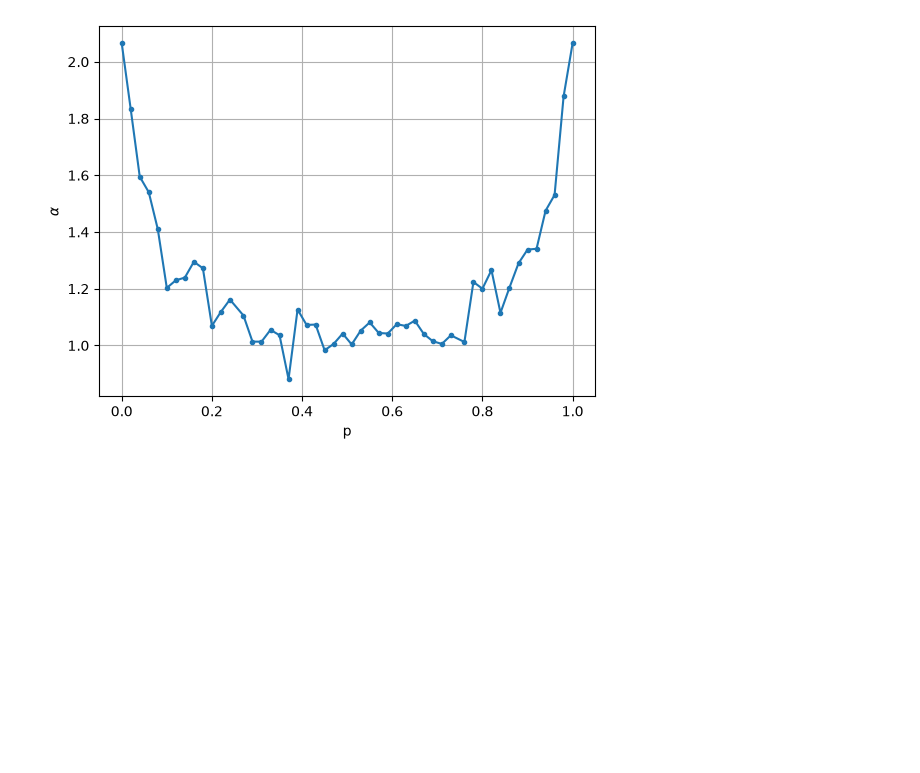
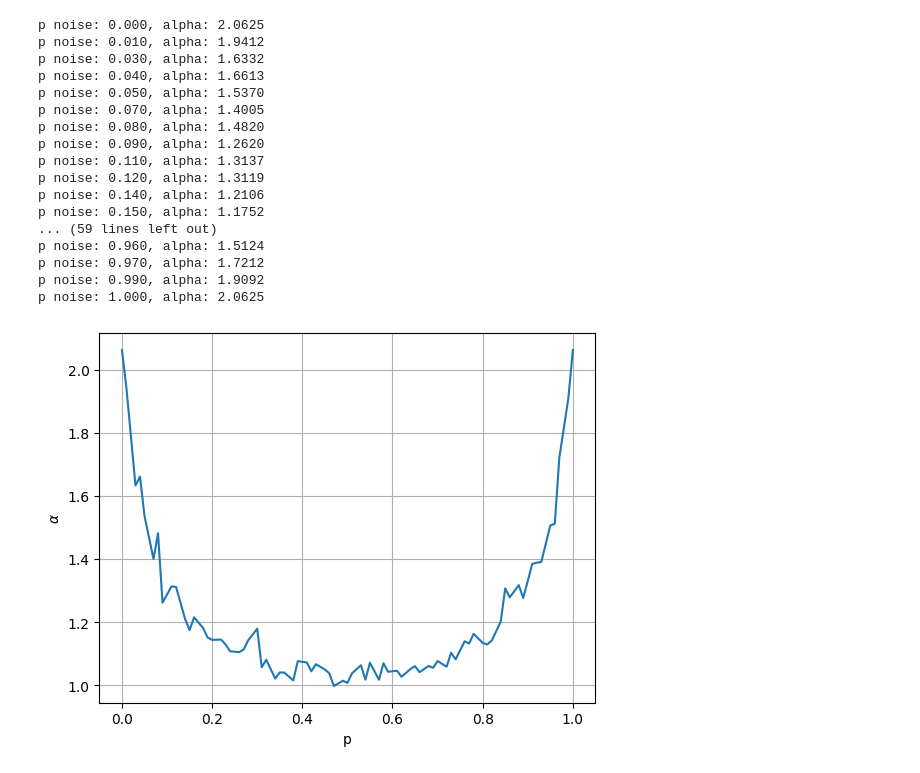
Before and after one commit to BoredDam/noisy-quantum-walks-thesis, a Jupyter notebook: notebooks/alpha-approx.ipynb, the cells around one changed output. Drawn from its saved outputs; the diff is of its cells as text; code cells hidden in the pictures; blank space fills up the shorter version.

Commit message:
new: about alpha diffusion exponent approximation

```diff
--- a/notebooks/alpha-approx.ipynb
+++ b/notebooks/alpha-approx.ipynb
@@ -76,7 +58,7 @@ max_pos = 100
 symm_qrw = True
 noise_type = 'X'
 
-TIMES = 40
+TIMES = 50
 
 ALPHAS = []
 P = []
@@ -84,7 +66,7 @@ P = []
 
 np.random.seed(SEED)
 
-for p in np.linspace(0, 1, 50):
+for p in np.linspace(0, 1, 75):
 
     p = round(p, 2)
     var_ft = []
@@ -111,7 +93,7 @@ for p in np.linspace(0, 1, 50):
 
     sum_data /= sum_data.sum(axis=1, keepdims=True)
 
-    for i in range(10, 100, 10):
+    for i in range(10, 101, 10):
 
         t.append(i + 1)
 
@@ -172,7 +154,7 @@ max_pos = 100
 symm_qrw = True
 noise_type = 'Z'
 
-TIMES = 40
+TIMES = 50
 
 ALPHAS = []
 P = []
@@ -180,7 +162,7 @@ P = []
 
 np.random.seed(SEED)
 
-for p in np.linspace(0, 1, 50):
+for p in np.linspace(0, 1, 75):
 
     p = round(p, 2)
     var_ft = []
@@ -207,7 +189,7 @@ for p in np.linspace(0, 1, 50):
 
     sum_data /= sum_data.sum(axis=1, keepdims=True)
 
-    for i in range(10, 100, 10):
+    for i in range(10, 101, 10):
 
         t.append(i + 1)
 
@@ -216,34 +198,51 @@ for p in np.linspace(0, 1, 50):
         var_ft.append(var_mu0(X, Y))
 
 
     log_t = np.log(t)
     log_var_ft = np.log(var_ft)
 
     alpha, log_C = np.polyfit(
         log_t,
         log_var_ft,
         1
     )
 
     print(f'p noise: {p:.3f}, alpha: {alpha:.4f}')
 
     ALPHAS.append(alpha)
     P.append(p)
 
 
 with open(f"./data/diffusion_alpha/{noise_type}.csv", "w", newline="") as csvfile:
     csvwriter = csv.writer(csvfile)
     csvwriter.writerow(P)
     csvwriter.writerow(ALPHAS)
 
 
 plt.plot(P, ALPHAS)
 plt.xlabel("p")
 plt.ylabel(r"$\alpha$")
 plt.grid()
 plt.show()
 # %% [output]
+p noise: 0.000, alpha: 2.0625
+p noise: 0.010, alpha: 1.9412
+p noise: 0.030, alpha: 1.6332
+p noise: 0.040, alpha: 1.6613
+p noise: 0.050, alpha: 1.5370
+p noise: 0.070, alpha: 1.4005
+p noise: 0.080, alpha: 1.4820
+p noise: 0.090, alpha: 1.2620
+p noise: 0.110, alpha: 1.3137
+p noise: 0.120, alpha: 1.3119
+p noise: 0.140, alpha: 1.2106
+p noise: 0.150, alpha: 1.1752
+... (59 lines left out)
+p noise: 0.960, alpha: 1.5124
+p noise: 0.970, alpha: 1.7212
+p noise: 0.990, alpha: 1.9092
+p noise: 1.000, alpha: 2.0625
-[figure, old version]
+[figure, new version]
 # %%
 SEED = 42
 steps = 100
```
Also changed, not shown: parts of 4 cells of this notebook, 6 other files.
